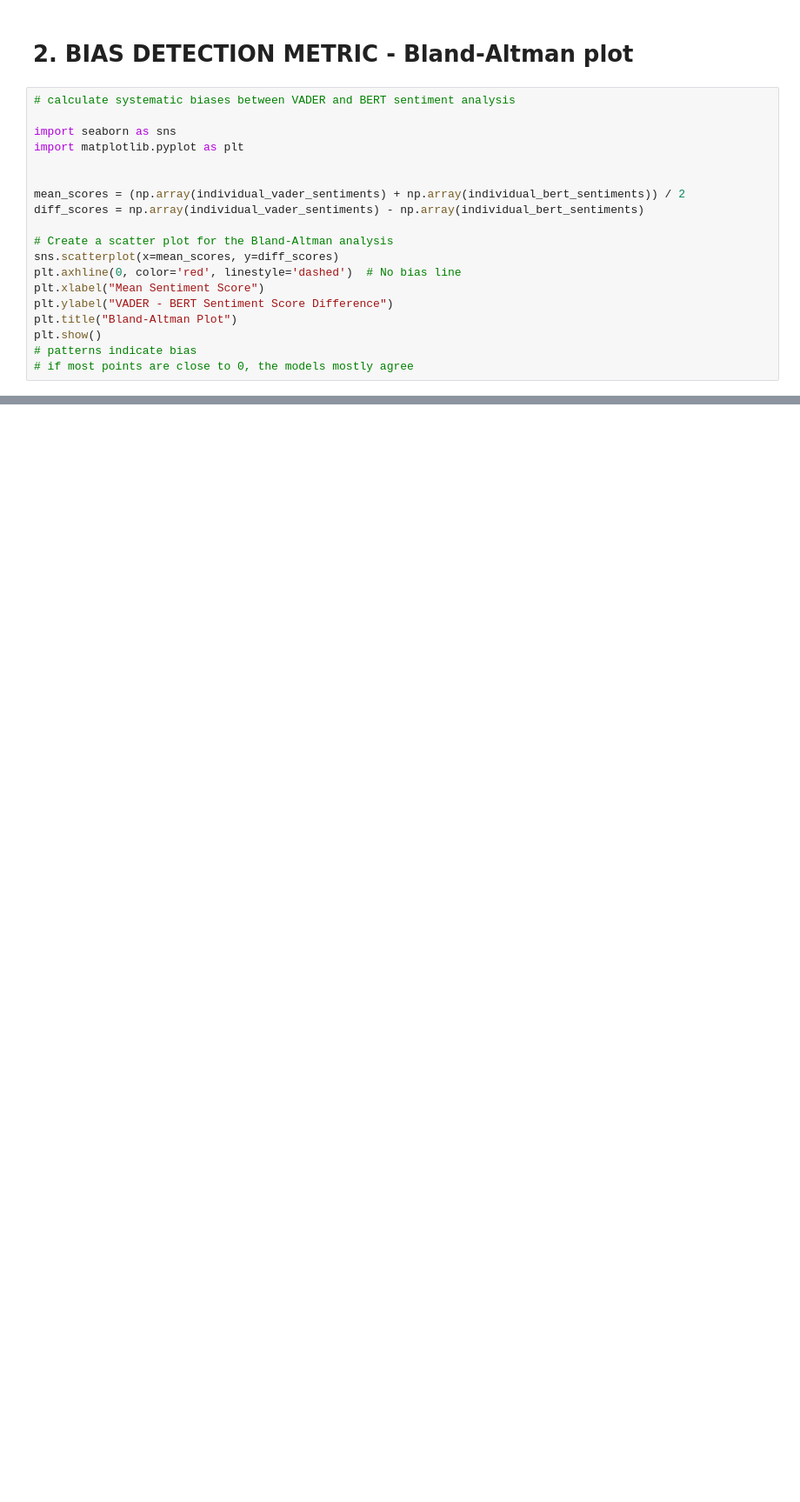
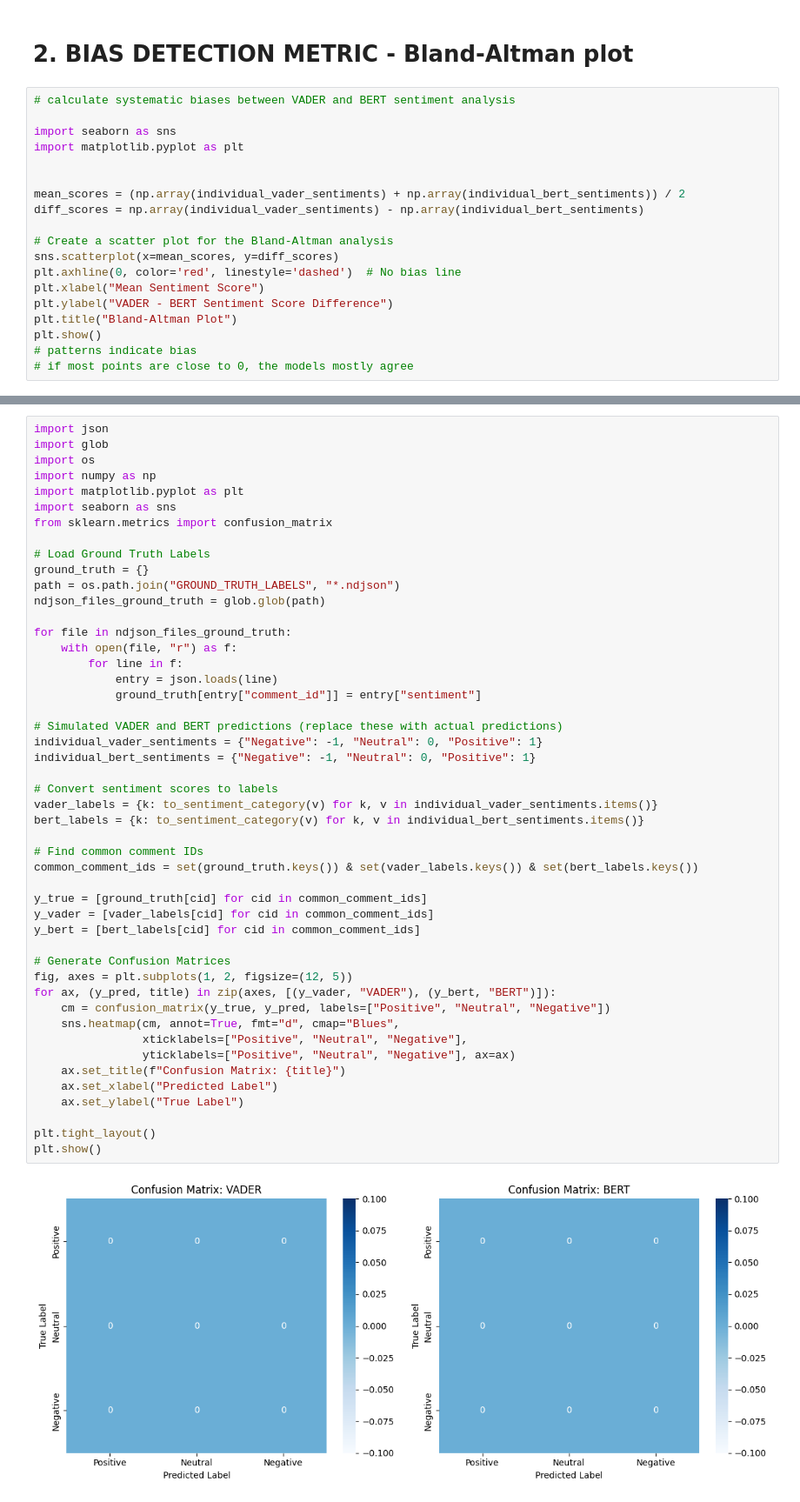
Before and after one commit to oThommy/f1-subreddits-nlp, a Jupyter notebook: notebooks/research_question_1.ipynb, the cells around one changed output, grey strips where cells are left out. Shown: that part at 87% size. Drawn from its saved outputs; the diff is of its cells as text; blank space fills up the shorter version.

```diff
--- a/notebooks/research_question_1.ipynb
+++ b/notebooks/research_question_1.ipynb
@@ -265,0 +448,50 @@ plt.show()
+# %%
+import json
+import glob
+import os
+import numpy as np
+import matplotlib.pyplot as plt
+import seaborn as sns
+from sklearn.metrics import confusion_matrix
+
+# Load Ground Truth Labels
+ground_truth = {}
+path = os.path.join("GROUND_TRUTH_LABELS", "*.ndjson")
+ndjson_files_ground_truth = glob.glob(path)
+
+for file in ndjson_files_ground_truth:
+    with open(file, "r") as f:
+        for line in f:
+            entry = json.loads(line)
+            ground_truth[entry["comment_id"]] = entry["sentiment"]
+
+# Simulated VADER and BERT predictions (replace these with actual predictions)
+individual_vader_sentiments = {"Negative": -1, "Neutral": 0, "Positive": 1}
+individual_bert_sentiments = {"Negative": -1, "Neutral": 0, "Positive": 1}
+
+# Convert sentiment scores to labels
+vader_labels = {k: to_sentiment_category(v) for k, v in individual_vader_sentiments.items()}
+bert_labels = {k: to_sentiment_category(v) for k, v in individual_bert_sentiments.items()}
+
+# Find common comment IDs
+common_comment_ids = set(ground_truth.keys()) & set(vader_labels.keys()) & set(bert_labels.keys())
+
+y_true = [ground_truth[cid] for cid in common_comment_ids]
+y_vader = [vader_labels[cid] for cid in common_comment_ids]
+y_bert = [bert_labels[cid] for cid in common_comment_ids]
+
+# Generate Confusion Matrices
+fig, axes = plt.subplots(1, 2, figsize=(12, 5))
+for ax, (y_pred, title) in zip(axes, [(y_vader, "VADER"), (y_bert, "BERT")]):
+    cm = confusion_matrix(y_true, y_pred, labels=["Positive", "Neutral", "Negative"])
+    sns.heatmap(cm, annot=True, fmt="d", cmap="Blues",
+                xticklabels=["Positive", "Neutral", "Negative"],
+                yticklabels=["Positive", "Neutral", "Negative"], ax=ax)
+    ax.set_title(f"Confusion Matrix: {title}")
+    ax.set_xlabel("Predicted Label")
+    ax.set_ylabel("True Label")
+
+plt.tight_layout()
+plt.show()
+# %% [output]
+[figure, added]
```
Also changed, not shown: parts of 15 cells of this notebook, 17 other files.
